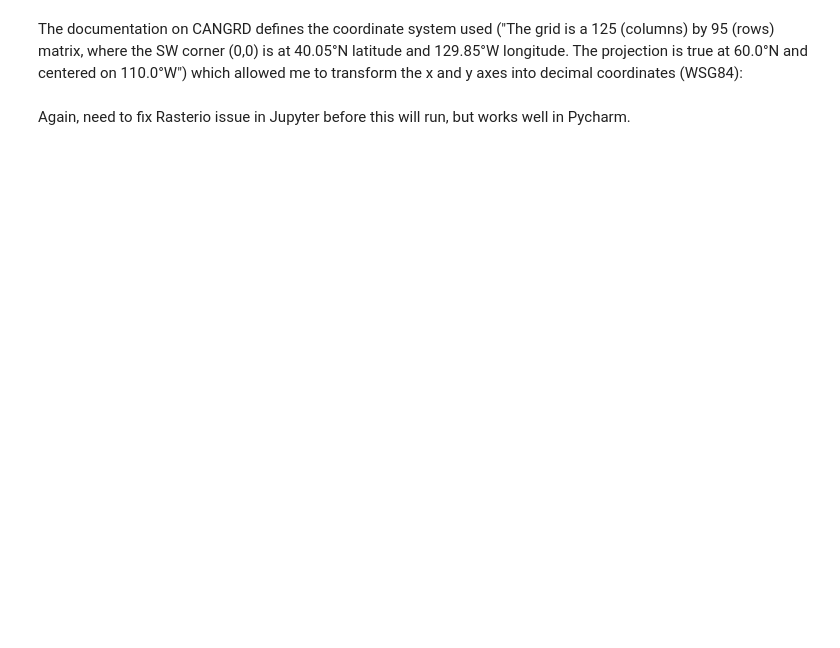
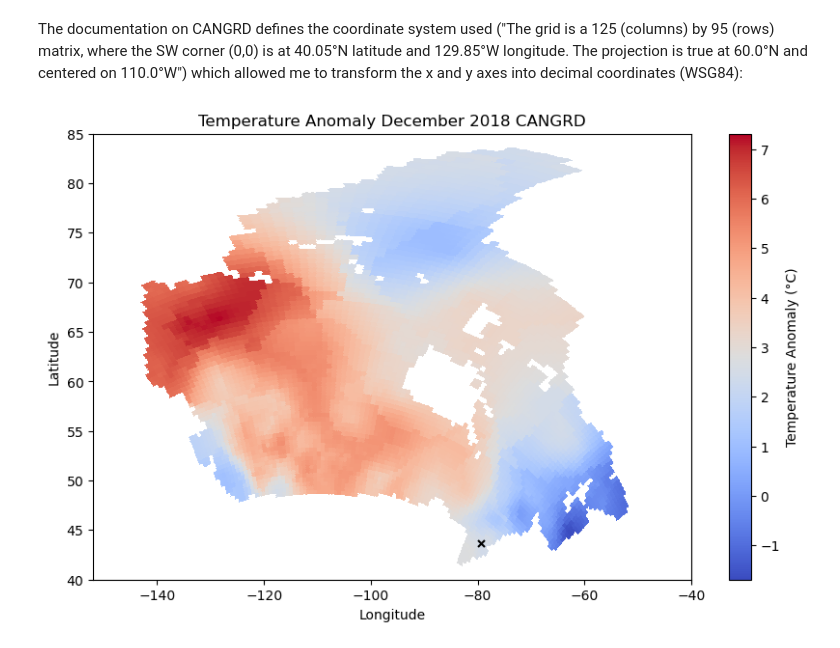
Before and after one commit to mazx7/MSc, a Jupyter notebook: Visualising CANGRD Data for Canadian Climate Variables.ipynb, the cells around one changed output. Saved outputs shown, nothing was run; the diff lists cells and outputs as text; code cells hidden in the pictures; blank space fills up the shorter version.

```diff
--- a/Visualising CANGRD Data for Canadian Climate Variables.ipynb
+++ b/Visualising CANGRD Data for Canadian Climate Variables.ipynb
@@ -36,10 +41,0 @@ Unfortunately, Jupyter Notebook has isssues running the Rasterio library and I h
-# %%
-tif_file = r'/Users/maxMax/Downloads/CANGRD_hist_monthly_anom_ps50km_TMEAN_2018-12.tif'
-txt_file = r'/Users/maxMax/Downloads/CANGRD_hist_monthly_anom_ps50km_TMEAN_2018-12.txt'
-
-with rasterio.open(tif_file) as dataset: #opening .tif file with rasterio module
-    data = dataset.read(1)  #only 1st band seems to have data
-
-    np.savetxt(txt_file, data, fmt='%0.6f') #saving data to a text file
-
-print(f'Data has been saved to {txt_file}')
@@ -66,39 +49,40 @@ import matplotlib.pyplot as plt
 import rasterio
 from pyproj import Proj, transform
 
-tif_path = r'/Users/maxMax/Downloads/CANGRD_hist_monthly_anom_ps50km_TMEAN_2018-12.tif'
+tif_path = r'/Users/maxMax/Desktop/Datasets/CANGRD_hist_monthly_anom_ps50km_TMEAN_2018-12.tif'
 with rasterio.open(tif_path) as dataset:
     data = dataset.read(1)
     transform_matrix = dataset.transform #retrieves affinity transformation matrix (necessary for transforming coords)
     crs = dataset.crs #retrieves coord system used in dataset (polar stereographic)
 
 masked_data = np.ma.masked_where(data == 9999.900000, data) #masking none vaalue data
 
 # Define the source projection (Polar Stereographic) and target projection (Lat/Lon)
 src_proj = Proj(crs)  #source coordinate reference system (CRS)
 dst_proj = Proj(proj='latlong', datum='WGS84')#defining target CRS as lat/long specifically WGS84 (decimal coordinates)
 
 rows, cols = data.shape #retrieves the rows and columns from data as arrays
 x_coords, y_coords = np.meshgrid(np.arange(cols), np.arange(rows))#creates a meshgrid to access the x and y coordinates
 
 x_proj, y_proj = rasterio.transform.xy(transform_matrix, y_coords, x_coords)#converting pixel indices (x,y) into real coordinates using the affine transformation matrix
 
 x_proj_flat = np.array(x_proj).flatten() #converting x/y_proj into 1D arrays because pyproj only works with 1D arrays
 y_proj_flat = np.array(y_proj).flatten()
 
 lon, lat = transform(src_proj, dst_proj, x_proj_flat, y_proj_flat)#converting to WSG84 coordinates using pyproj
 
 lon = np.reshape(lon, x_coords.shape)#reshapes 1D arrys back into their original 2d grid shapes
 lat = np.reshape(lat, y_coords.shape)
 
 plt.figure(figsize=(10, 6))
-plt.pcolormesh(lat, lon, masked_data, cmap='coolwarm', shading='auto')
+plt.pcolormesh(lon, lat, masked_data, cmap='coolwarm', shading='auto')
 plt.colorbar(label='Temperature Anomaly (°C)')
-plt.xlim(40, 85)
-plt.ylim(-152, -40)
-plt.xlabel('Latitude')
-plt.ylabel('Longitude')
+plt.ylim(40, 85)
+plt.xlim(-152, -40)
+plt.ylabel('Latitude')
+plt.xlabel('Longitude')
+plt.scatter(-79.3885, 43.67, color='black', s=25, marker='x') #showing location of Toronto
 plt.title('Temperature Anomaly December 2018 CANGRD')
 plt.show()
+# %% [output]
+[figure, added]
-# %% [markdown]
-Again, need to fix Rasterio issue in Jupyter before this will run, but works well in Pycharm.
```
Also changed, not shown: parts of 7 cells of this notebook.
